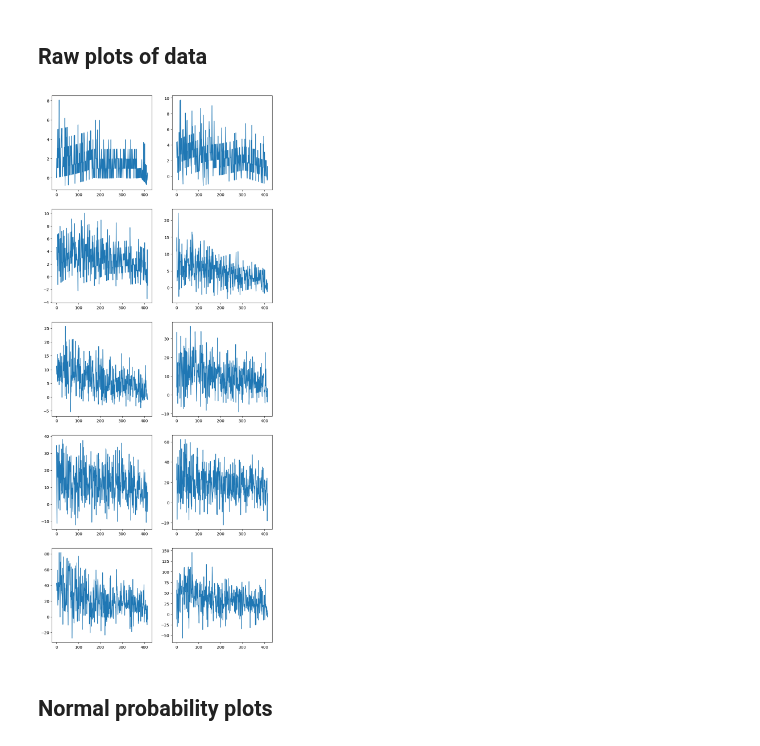
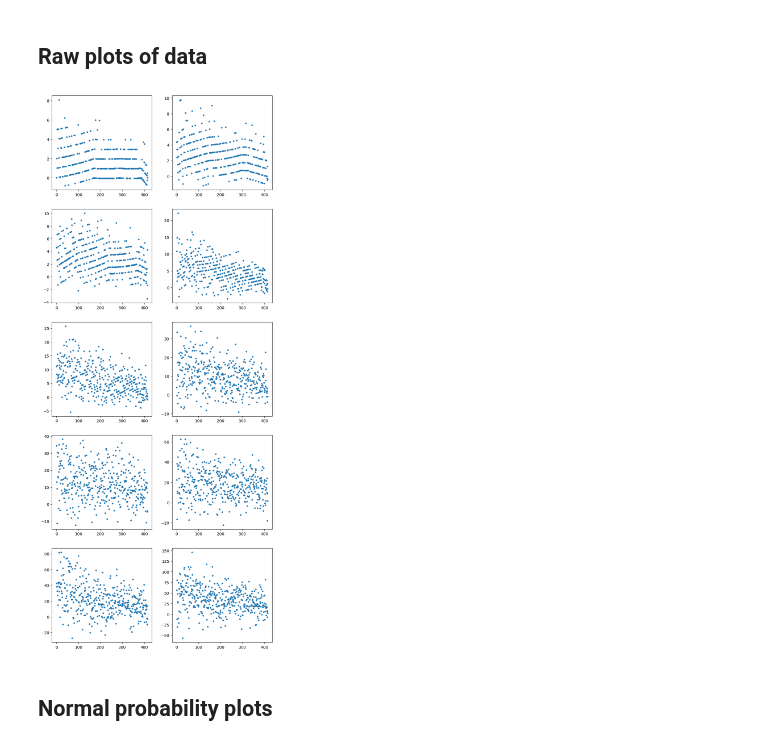
Before and after one commit to ELFREELAND/xrf-thickness-studies, a Jupyter notebook: 20230712_CVD_3158_scantime/scan_time_studies.ipynb, the cells around one changed output. Cells and saved outputs as stored; diff of their text form; code cells hidden in the pictures.

```diff
--- a/20230712_CVD_3158_scantime/scan_time_studies.ipynb
+++ b/20230712_CVD_3158_scantime/scan_time_studies.ipynb
@@ -28,14 +36,16 @@ def readDotFit(path):
 # %%
-dat = {"10s": readDotFit(glob.glob("10s_report/*.fit")[0]),
-       "20s": readDotFit(glob.glob("20s_report/*.fit")[0]),
-       "30s": readDotFit(glob.glob("30s_report/*.fit")[0]),
-       "60s": readDotFit(glob.glob("60s_report/*.fit")[0]),
-       "2m": readDotFit(glob.glob("2m_report/*.fit")[0]),
-       "5m": readDotFit(glob.glob("5m_report/*.fit")[0]),
-       "10m": readDotFit(glob.glob("10m_report/*.fit")[0]),
-       "20m": readDotFit(glob.glob("20m_report/*.fit")[0]),
-       "30m": readDotFit(glob.glob("30m_report/*.fit")[0]),
-       "60m": readDotFit(glob.glob("60m_report/*.fit")[0])}
+dat = {10:   readDotFit(glob.glob("10s_report/*.fit")[0]),
+       20:   readDotFit(glob.glob("20s_report/*.fit")[0]),
+       30:   readDotFit(glob.glob("30s_report/*.fit")[0]),
+       60:   readDotFit(glob.glob("60s_report/*.fit")[0]),
+       120:  readDotFit(glob.glob("2m_report/*.fit")[0]),
+       300:  readDotFit(glob.glob("5m_report/*.fit")[0]),
+       600:  readDotFit(glob.glob("10m_report/*.fit")[0]),
+       1200: readDotFit(glob.glob("20m_report/*.fit")[0]),
+       1800: readDotFit(glob.glob("30m_report/*.fit")[0]),
+       3600: readDotFit(glob.glob("60m_report/*.fit")[0])}
+
+keys = np.array(list(dat))
 # %% [markdown]
 # Plotting
 # %% [markdown]
@@ -43,21 +53,14 @@ dat = {"10s": readDotFit(glob.glob("10s_report/*.fit")[0]),
 # %%
 f, axs = plt.subplots(nrows=5, ncols=2, figsize=(10, 25))
 
-axs[0][0].plot(dat["10s"][1][2500:3000] - dat["10s"][3][2500:3000])
-axs[0][1].plot(dat["20s"][1][2500:3000] - dat["20s"][3][2500:3000])
-axs[1][0].plot(dat["30s"][1][2500:3000] - dat["30s"][3][2500:3000])
-axs[1][1].plot(dat["60s"][1][2500:3000] - dat["60s"][3][2500:3000])
-axs[2][0].plot(dat["2m"][1][2500:3000] - dat["2m"][3][2500:3000])
-axs[2][1].plot(dat["5m"][1][2500:3000] - dat["5m"][3][2500:3000])
-axs[3][0].plot(dat["10m"][1][2500:3000] - dat["10m"][3][2500:3000])
-axs[3][1].plot(dat["20m"][1][2500:3000] - dat["20m"][3][2500:3000])
-axs[4][0].plot(dat["30m"][1][2500:3000] - dat["30m"][3][2500:3000])
-axs[4][1].plot(dat["60m"][1][2500:3000] - dat["60m"][3][2500:3000])
+axs = axs.reshape(10)
 
+for i in range(0, axs.size):
+    axs[i].plot(dat[keys[i]][1][2500:3000] - dat[keys[i]][3][2500:3000], ".")
 
 plt.show()
 # %% [output]
-[figure, old version]
+[figure, new version]
 # %% [markdown]
 ## Normal probability plots
 # %%
```
Also changed, not shown: parts of 6 cells of this notebook.
